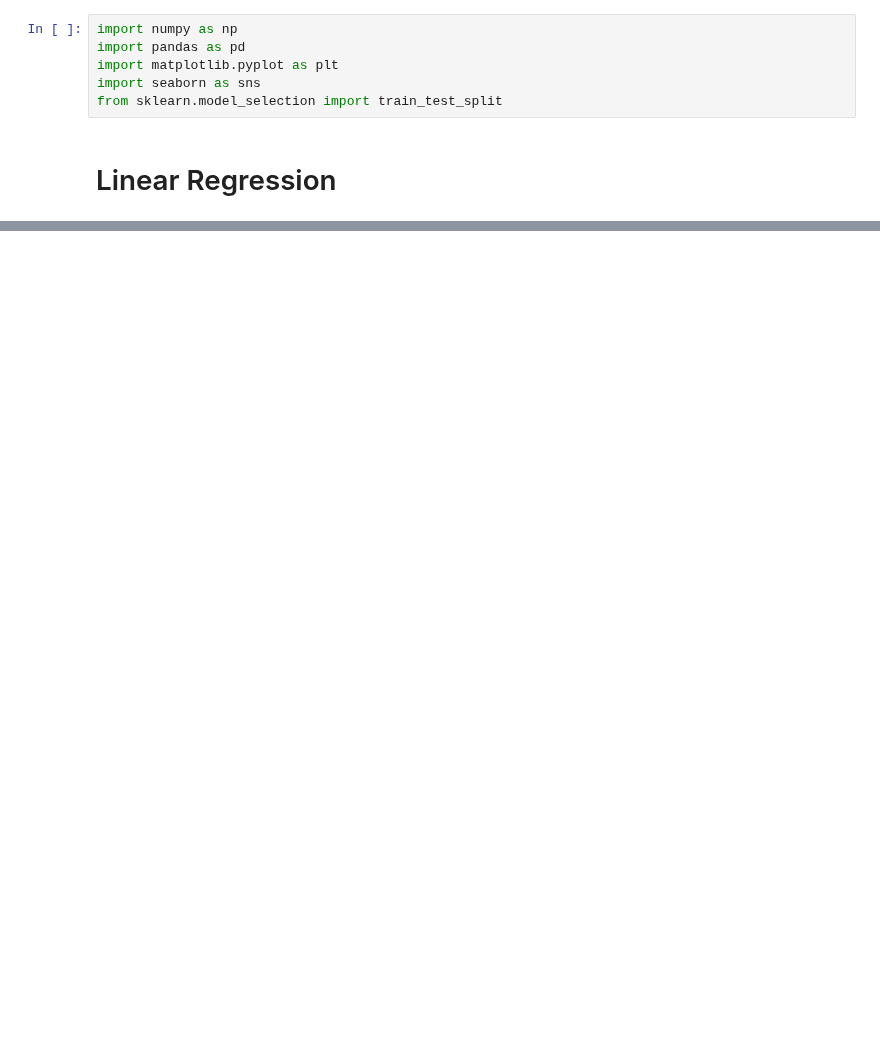
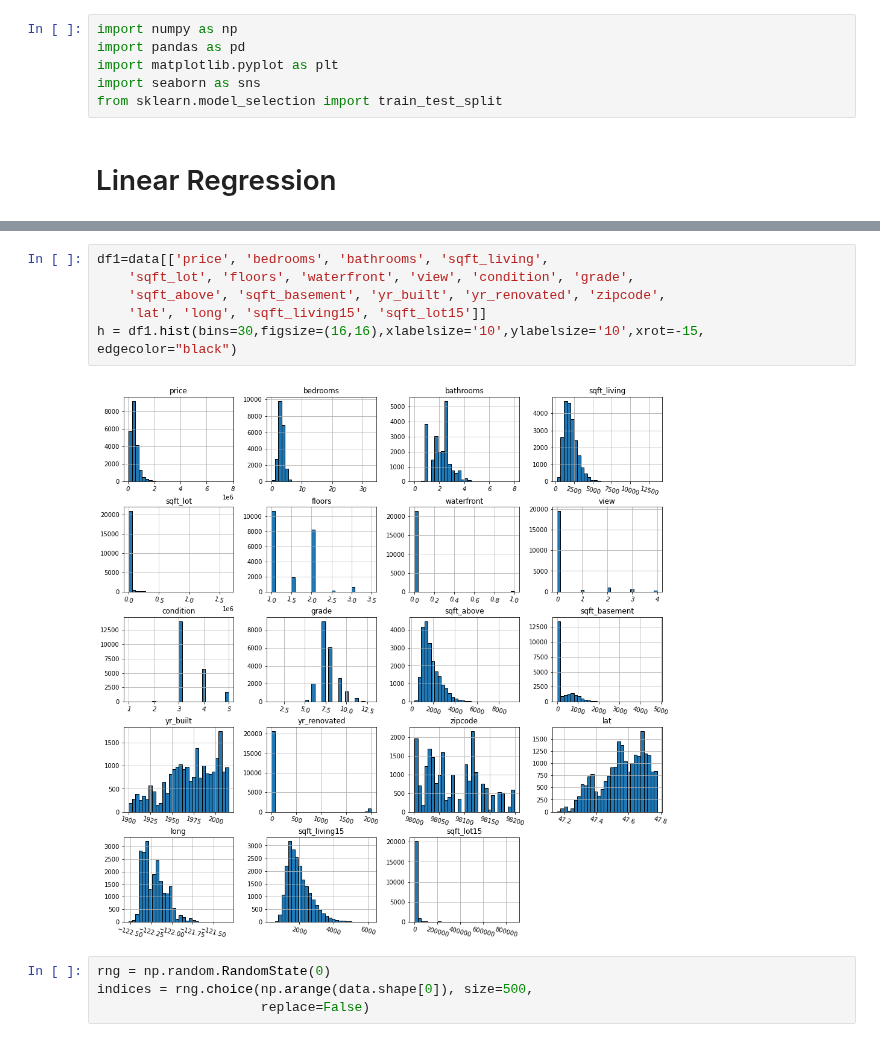
Before and after one commit to omgitsmj24/BOOT_AI_INTERN, a Jupyter notebook: Regression/all_regression_ever.ipynb, the cells around one changed output, grey strips where cells are left out. Saved outputs shown, nothing was run; the diff lists cells and outputs as text; blank space fills up the shorter version.

```diff
--- a/Regression/all_regression_ever.ipynb
+++ b/Regression/all_regression_ever.ipynb
@@ -52,0 +55,12 @@ plt.gca().spines['top'].set_visible(False)
+# %%
+df1=data[['price', 'bedrooms', 'bathrooms', 'sqft_living',
+    'sqft_lot', 'floors', 'waterfront', 'view', 'condition', 'grade',
+    'sqft_above', 'sqft_basement', 'yr_built', 'yr_renovated', 'zipcode',
+    'lat', 'long', 'sqft_living15', 'sqft_lot15']]
+h = df1.hist(bins=30,figsize=(16,16),xlabelsize='10',ylabelsize='10',xrot=-15, edgecolor="black")
+# %% [output]
+[figure, added]
+# %%
+rng = np.random.RandomState(0)
+indices = rng.choice(np.arange(data.shape[0]), size=500,
+                     replace=False)
```
Also changed, not shown: parts of 8 cells of this notebook.
